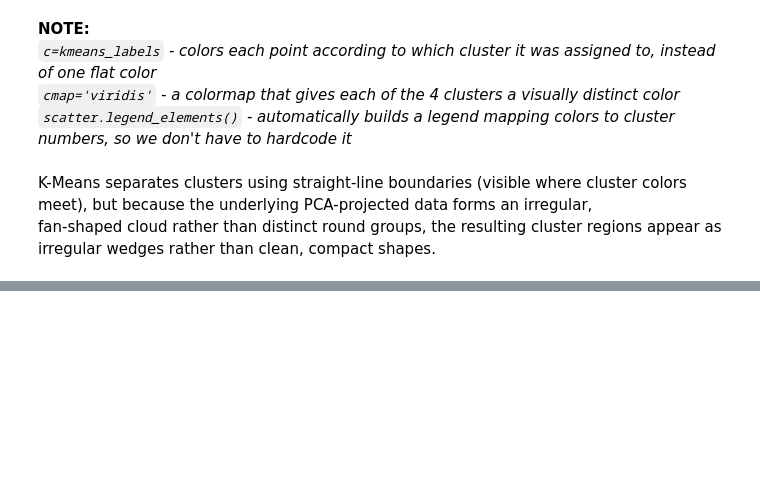
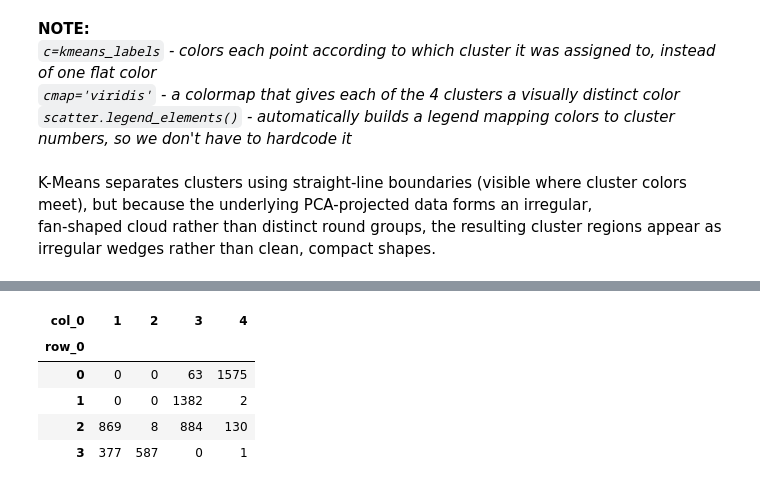
Before and after one commit to clayniranjan-web/customer-segmentation-clustering, a Jupyter notebook: Notebooks/02_modeling.ipynb, the cells around one changed output, grey strips where cells are left out. Saved outputs shown, nothing was run; the diff lists cells and outputs as text; code cells hidden in the pictures; blank space fills up the shorter version.

```diff
--- a/Notebooks/02_modeling.ipynb
+++ b/Notebooks/02_modeling.ipynb
@@ -149,0 +200,9 @@ fan-shaped cloud rather than distinct round groups, the resulting cluster region
+# %%
+pd.crosstab(kmeans_labels, hier_labels)
+# %% [output]
+| col_0 | 1 | 2 | 3 | 4 |
+| row_0 |  |  |  |  |
+| 0 | 0 | 0 | 63 | 1575 |
+| 1 | 0 | 0 | 1382 | 2 |
+| 2 | 869 | 8 | 884 | 130 |
+| 3 | 377 | 587 | 0 | 1 |
```
Also changed, not shown: parts of 14 cells of this notebook.
